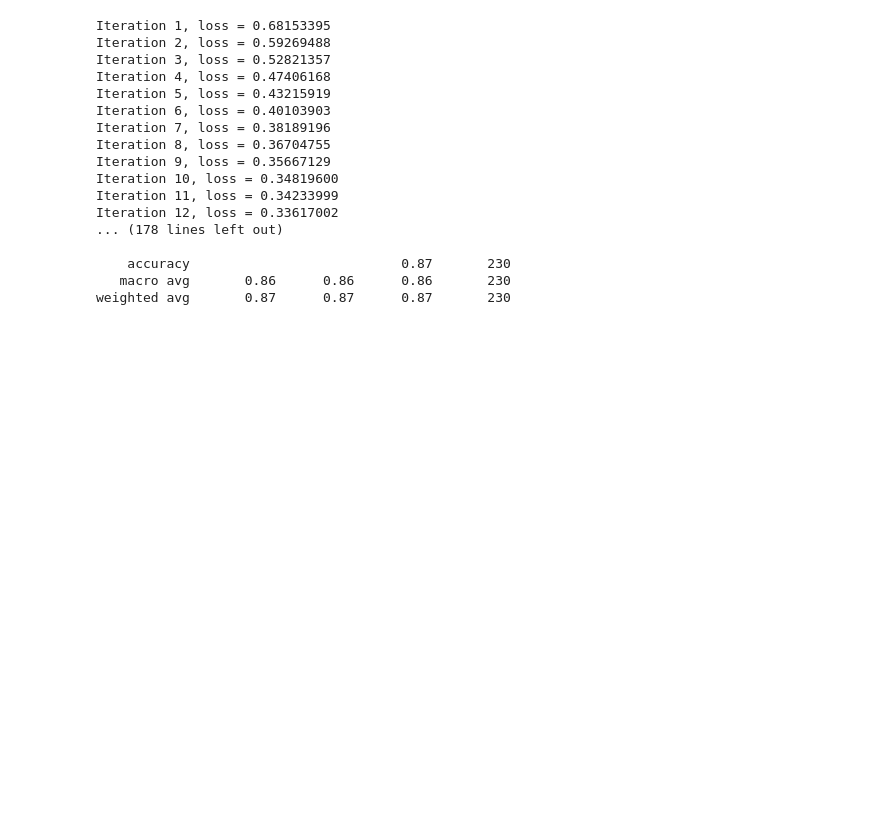
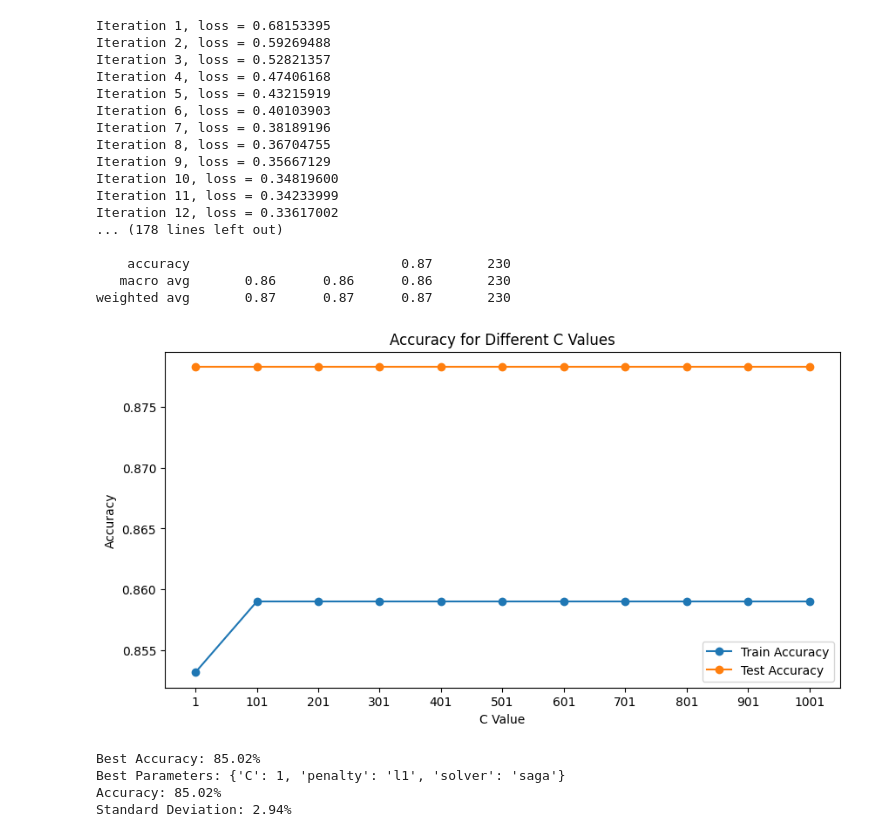
Before and after one commit to nbzuong/ML_Project, a Jupyter notebook: heart_predict.ipynb, the cells around one changed output. Cells and saved outputs as stored; diff of their text form; code cells hidden in the pictures; blank space fills up the shorter version.

```diff
--- a/heart_predict.ipynb
+++ b/heart_predict.ipynb
@@ -393,3 +393,52 @@ Iteration 12, loss = 0.33617002
     accuracy                           0.87       230
    macro avg       0.86      0.86      0.86       230
 weighted avg       0.87      0.87      0.87       230
+# %%
+#Logistic Regression with accuracy score for different C values for both train and test set and plotting the graph
+from sklearn.linear_model import LogisticRegression
+from sklearn.metrics import accuracy_score
+c_range = range(1, 1100, 100)
+train_accuracy = []
+test_accuracy = []
+for c in c_range:
+    lr = LogisticRegression(C=c, penalty = 'l1', solver = 'saga')
+    lr.fit(feature_train, target_train)
+    train_pred = lr.predict(feature_train)
+    train_accuracy.append(accuracy_score(target_train, train_pred))
+    test_pred = lr.predict(feature_test)
+    test_accuracy.append(accuracy_score(target_test, test_pred))
+
+plt.figure(figsize=(10, 5))
+plt.plot(c_range, train_accuracy,marker='o', label='Train Accuracy')
+plt.plot(c_range, test_accuracy, marker='o', label='Test Accuracy')
+plt.xticks(c_range)
+plt.xlabel('C Value')
+plt.ylabel('Accuracy')
+plt.title('Accuracy for Different C Values')
+plt.legend()
+plt.show()
+
+#grid search for best parameters
+from sklearn.linear_model import LogisticRegression
+from sklearn.model_selection import GridSearchCV
+lr = LogisticRegression()
+parameters = [{'C': [0.1, 1, 10, 100, 1000], 'penalty': ['l1'], 'solver': ['liblinear', 'saga']},
+                {'C': [0.1, 1, 10, 100, 1000], 'penalty': ['l2'], 'solver': ['newton-cg', 'lbfgs', 'sag', 'saga']}]
+grid_search = GridSearchCV(estimator=lr, param_grid=parameters, scoring='accuracy', cv=10, n_jobs=-1)
+grid_search.fit(feature_train, target_train)
+best_accuracy = grid_search.best_score_
+best_parameters = grid_search.best_params_
+print('Best Accuracy: {:.2f}%'.format(best_accuracy*100))
+print('Best Parameters:', best_parameters)
+
+#k-fold cross validation
+from sklearn.model_selection import cross_val_score
+accuracies = cross_val_score(estimator=lr, X=feature_train, y=target_train, cv=10)
+print('Accuracy: {:.2f}%'.format(accuracies.mean()*100))
+print('Standard Deviation: {:.2f}%'.format(accuracies.std()*100))
+# %% [output]
+[figure, added]
+Best Accuracy: 85.02%
+Best Parameters: {'C': 1, 'penalty': 'l1', 'solver': 'saga'}
+Accuracy: 85.02%
+Standard Deviation: 2.94%
```
Also changed, not shown: parts of 1 cell of this notebook.
